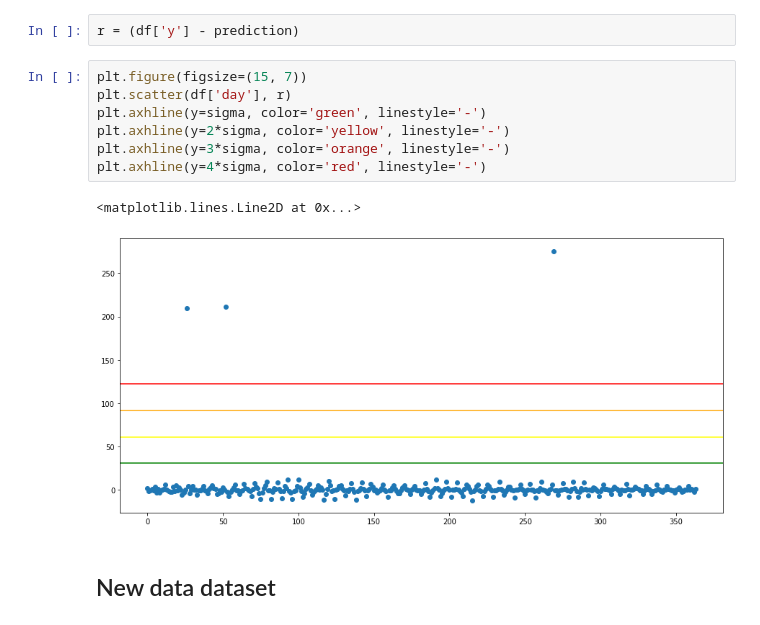
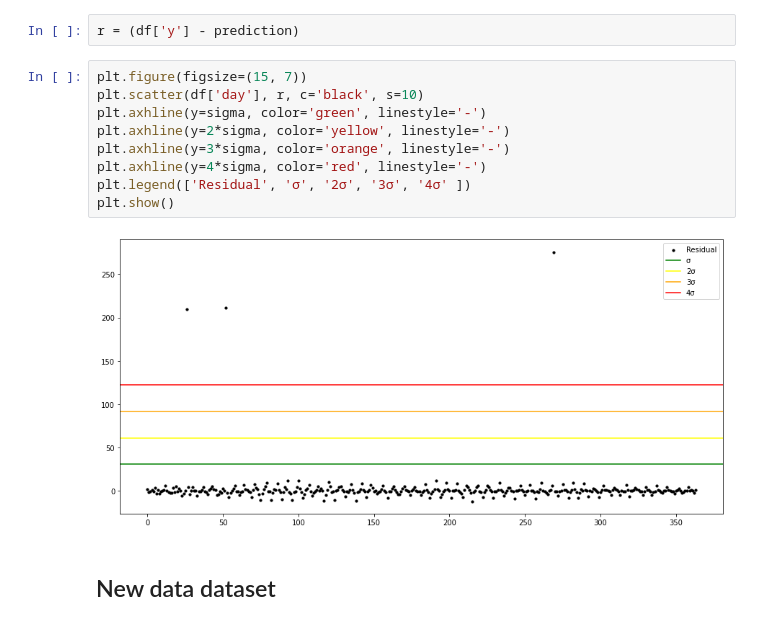
Before and after one commit to ruivieira/shi-models, a Jupyter notebook: notebooks/Periodic data - XGBoost.ipynb, the cells around one changed output. Drawn from its saved outputs; the diff is of its cells as text.

Commit message:
Update plots

```diff
--- a/notebooks/Periodic data - XGBoost.ipynb
+++ b/notebooks/Periodic data - XGBoost.ipynb
@@ -363,14 +363,15 @@ Calculate $r$.
 r = (df['y'] - prediction)
 # %%
 plt.figure(figsize=(15, 7))
-plt.scatter(df['day'], r)
+plt.scatter(df['day'], r, c='black', s=10)
 plt.axhline(y=sigma, color='green', linestyle='-')
 plt.axhline(y=2*sigma, color='yellow', linestyle='-')
 plt.axhline(y=3*sigma, color='orange', linestyle='-')
 plt.axhline(y=4*sigma, color='red', linestyle='-')
+plt.legend(['Residual', 'σ', '2σ', '3σ', '4σ' ])
+plt.show()
 # %% [output]
-<matplotlib.lines.Line2D at 0x...>
-[figure, old version]
+[figure, new version]
 # %% [markdown]
 ## New data dataset
 # %%
```
Also changed, not shown: parts of 1 cell of this notebook.
